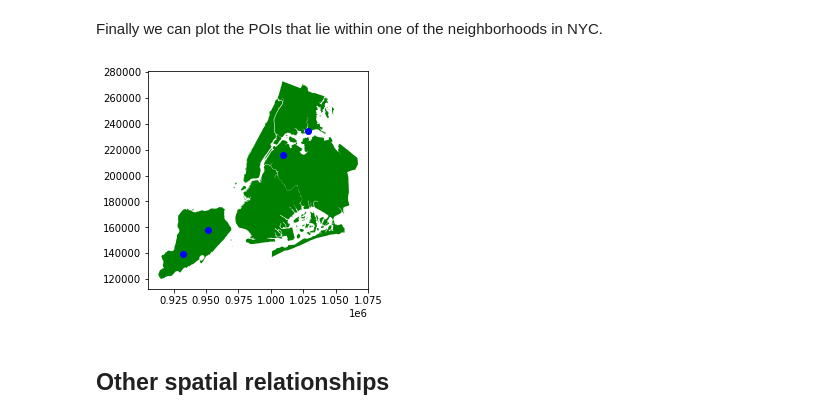
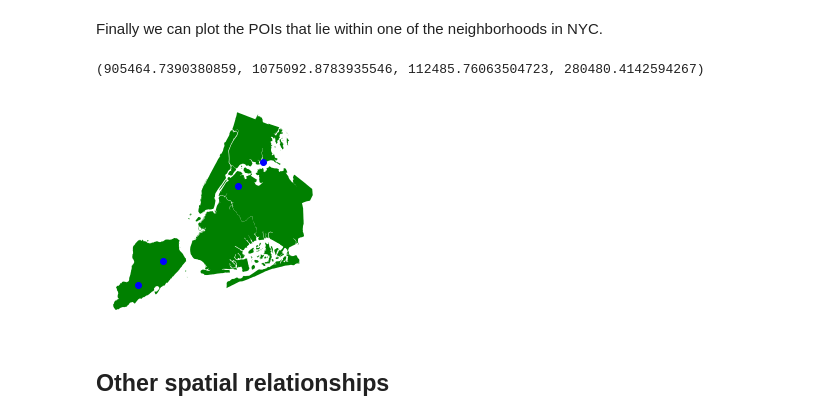
Before and after one commit to luigiselmi/geoscience, a Jupyter notebook: spatial_relationships.ipynb, the cells around one changed output. Drawn from its saved outputs; the diff is of its cells as text; code cells hidden in the pictures.

```diff
--- a/spatial_relationships.ipynb
+++ b/spatial_relationships.ipynb
@@ -12,7 +12,7 @@ zippath = datasets.get_path('nybb')
 neighborhoods_df = read_file(zippath)
 
 # Generate some points
-b = [int(x) for x in polydf.total_bounds]
+b = [int(x) for x in neighborhoods_df.total_bounds]
 N = 8
 pois_df = GeoDataFrame([
     {'geometry': Point(x, y), 'value1': x + y, 'value2': x - y}
@@ -130,9 +140,11 @@ Finally we can plot the POIs that lie within one of the neighborhoods in NYC.
 # %%
 fig, ax = plt.subplots()
 neighborhoods_df.plot(ax=ax, facecolor='green')
 join_inner_df.plot(ax=ax, color='blue');
+ax.axis('off')
 # %% [output]
+(905464.7390380859, 1075092.8783935546, 112485.76063504723, 280480.4142594267)
-[figure, old version]
+[figure, new version]
 # %% [markdown]
 ## Other spatial relationships
 # %%
```
Also changed, not shown: parts of 6 cells of this notebook, 1 other file.
